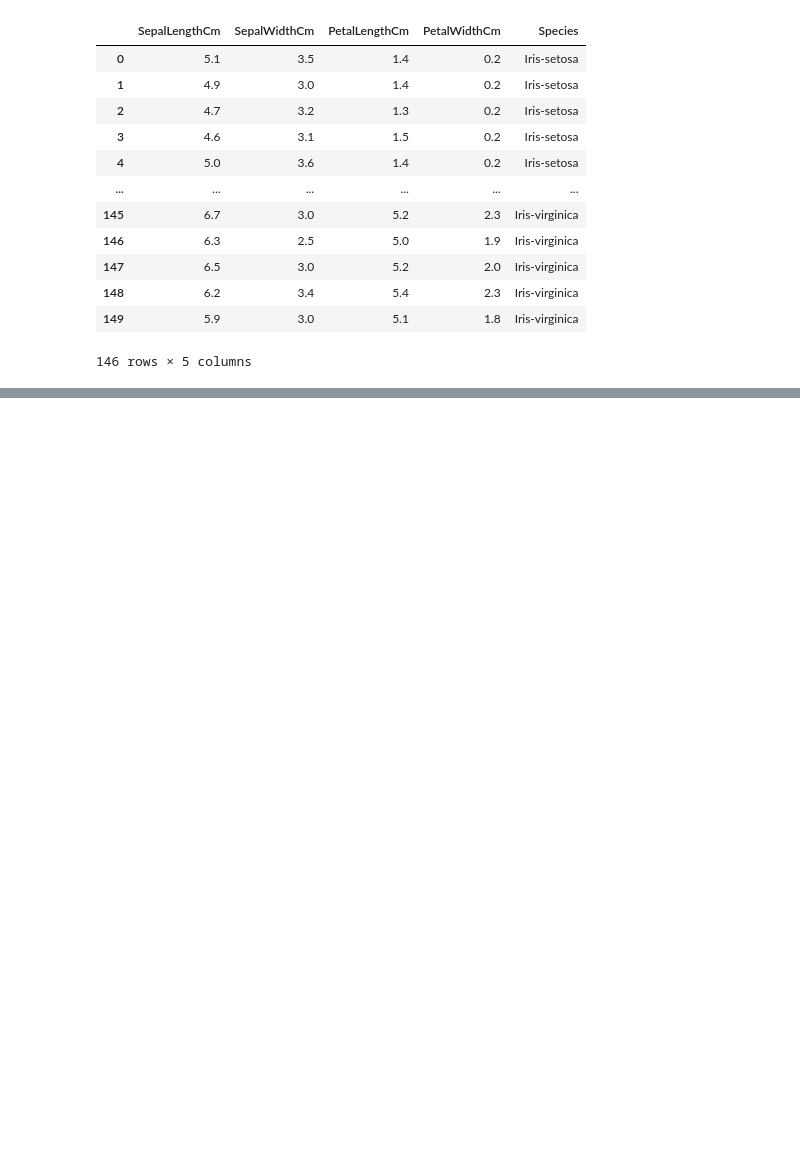
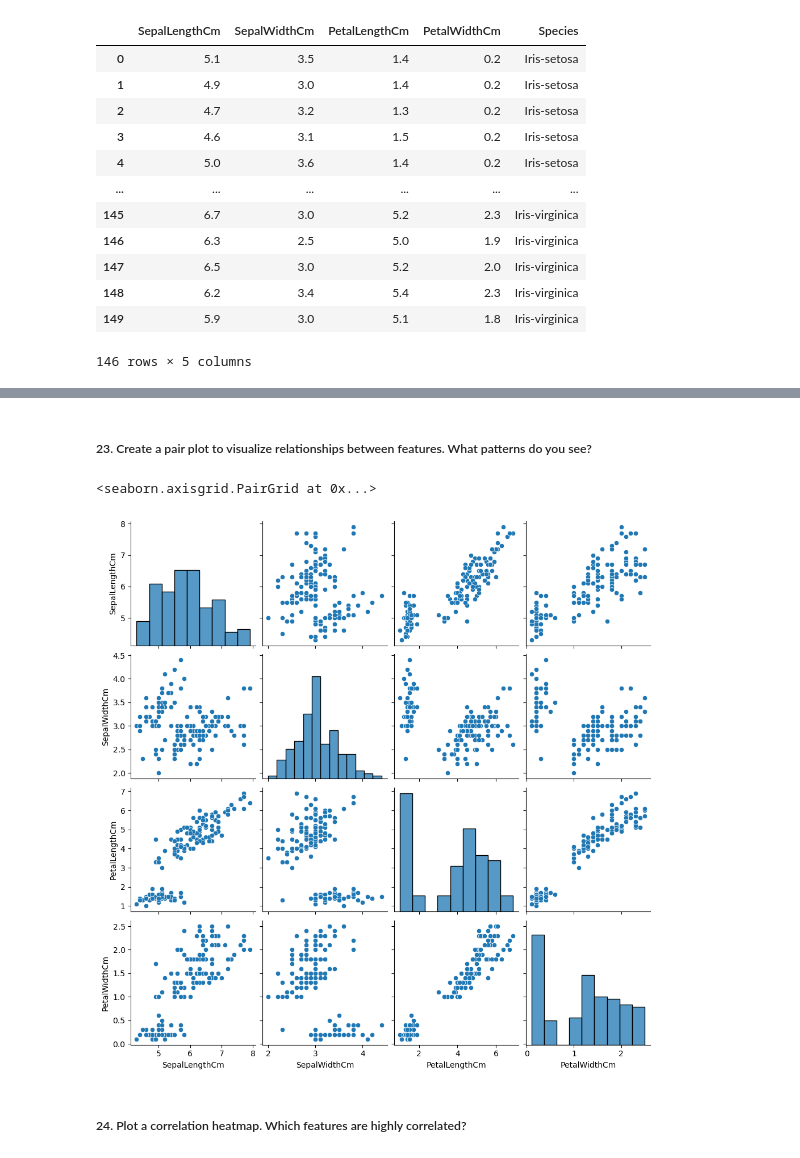
Before and after one commit to thasvithu/iNeuron-Full-Stack-Data-Science, a Jupyter notebook: 05 Machine Learning/Practice/01 Work with Iris Dataset/Untitled.ipynb, the cells around one changed output, grey strips where cells are left out. Drawn from its saved outputs; the diff is of its cells as text; code cells hidden in the pictures; blank space fills up the shorter version.

```diff
--- a/05 Machine Learning/Practice/01 Work with Iris Dataset/Untitled.ipynb
+++ b/05 Machine Learning/Practice/01 Work with Iris Dataset/Untitled.ipynb
@@ -788,0 +903,9 @@ iris_copy
+# %% [markdown]
+##### 23. Create a pair plot to visualize relationships between features. What patterns do you see?
+# %%
+sns.pairplot(data=iris)
+# %% [output]
+<seaborn.axisgrid.PairGrid at 0x...>
+[figure, added]
+# %% [markdown]
+##### 24. Plot a correlation heatmap. Which features are highly correlated?
```
Also changed, not shown: parts of 17 cells of this notebook, 2 other files.
